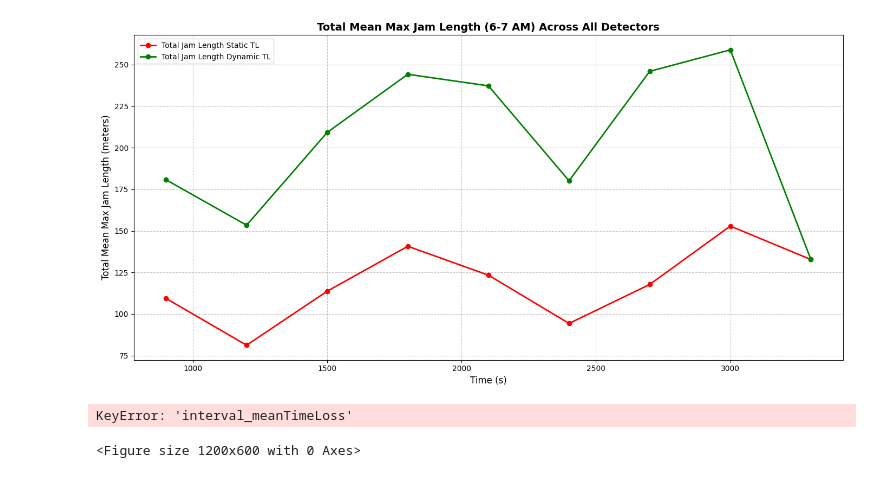
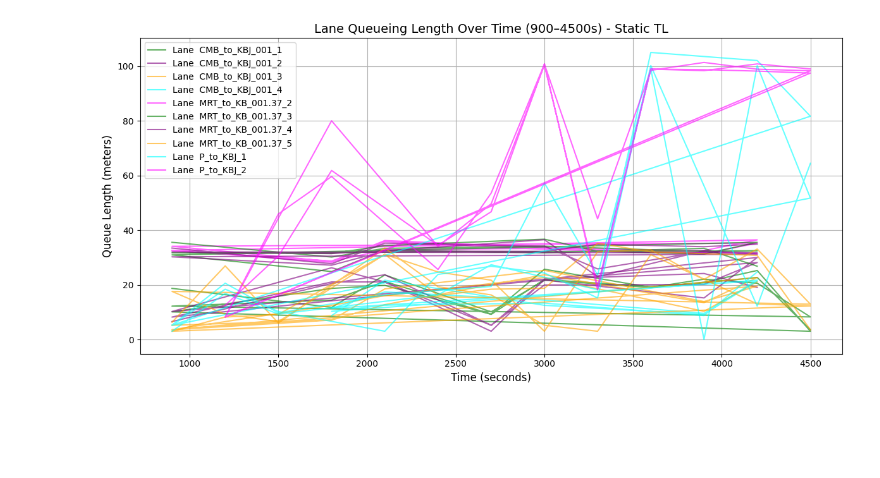
Before and after one commit to lochsoft/RL_Traffic_lights_Katubedda, a Jupyter notebook: 02_visualization.ipynb, the cells around one changed output. Cells and saved outputs as stored; diff of their text form; code cells hidden in the pictures; blank space fills up the shorter version.

```diff
--- a/02_visualization.ipynb
+++ b/02_visualization.ipynb
@@ -4,9 +5,12 @@ import matplotlib.pyplot as plt
 # %%
 # Load the CSV data for static TL
-df_static = pd.read_csv("additionals/static_vehicle_data/processed_static_vehicle_data_results/all_static_vehicle_data.csv")
+df_static = pd.read_csv("outputs/static_vehicle_data/processed_static_vehicle_data.csv")
+df_dynamic = pd.read_csv("outputs/dynamic_vehicle_data/dynamic_vehicle_data.csv")
 
 # Remove trailing spaces in column names
 df_static.columns = df_static.columns.str.strip()
+df_dynamic.columns = df_dynamic.columns.str.strip()
 
 # Filter for 6-7 AM (900-4500s)
-df_peak_static = df_static[(df_static['interval_begin'] >= 900) & (df_static['interval_end'] <= 3600)]
+df_static = df_static[(df_static['data_timestep'] >= 900) & (df_static['data_timestep'] <= 4500)]
+df_dynamic = df_dynamic[(df_dynamic['data_timestep'] >= 900) & (df_dynamic['data_timestep'] <= 4500)]
@@ -121,37 +17,6 @@ plt.tight_layout()
-# %%
-# static TL
-plt.figure(figsize=(14, 7))
-
-plt.plot(df_grouped_sum_static['interval_begin'], df_grouped_sum_static['interval_meanMaxJamLengthInMeters'],
-         marker='o', linestyle='-', color='red', linewidth=2, label="Total Jam Length Static TL")
-
-plt.plot(df_grouped_sum_static['interval_begin'], df_grouped_sum_dynamic['interval_meanMaxJamLengthInMeters'],
-         marker='o', linestyle='-', color='green', linewidth=2, label="Total Jam Length Dynamic TL")
-
-plt.xlabel("Time (s)", fontsize=12)
-plt.ylabel("Total Mean Max Jam Length (meters)", fontsize=12)
-plt.title("Total Mean Max Jam Length (6-7 AM) Across All Detectors", fontsize=14, fontweight='bold')
-plt.legend(loc='best') # 'best' will try to find the optimal location for the legend
-plt.grid(True, linestyle='--', alpha=0.7)
-plt.tight_layout()
-# %% [output]
-[figure, removed]
-# %%
-# Plot Mean Time Loss (6-7 AM) by Detectors Static TL
-plt.figure(figsize=(12, 6))
-for detector in df_grouped_static['interval_id'].unique():
-    subset = df_grouped_static[df_grouped_static['interval_id'] == detector]
-    plt.plot(subset['interval_begin'], subset['interval_meanTimeLoss'], marker='o', label=f"{detector} Time Loss")
-    ##plt.plot(subset['interval_begin'], subset[' interval_meanOccupancy'], marker='s', label=f"{detector} Occupancy")
-
-plt.xlabel("Time (s)")
-plt.ylabel("Value")
-plt.title("Mean Time Loss (6-7 AM) by Detectors Static TL")
-plt.legend(bbox_to_anchor=(1.05, 1), loc='upper left')
-plt.grid(True)
-plt.xticks(df_grouped_static['interval_begin'].unique())
-plt.tight_layout()
-plt.show()
-# %% [output]
-KeyError: 'interval_meanTimeLoss'
-<Figure size 1200x600 with 0 Axes>
+# %%
+df_static['lane_queueing_length_experimental'] = pd.to_numeric(df_static['lane_queueing_length_experimental'], errors='coerce')
+df_static = df_static.dropna(subset=['lane_queueing_length_experimental'])
+
+df_dynamic['lane_queueing_length_experimental'] = pd.to_numeric(df_dynamic['lane_queueing_length_experimental'], errors='coerce')
+df_dynamic = df_dynamic.dropna(subset=['lane_queueing_length_experimental'])
@@ -157,0 +30,27 @@ KeyError: 'interval_meanTimeLoss'
+# %%
+top_lanes = [" CMB_to_KBJ_001_1", " CMB_to_KBJ_001_2", " CMB_to_KBJ_001_3", " CMB_to_KBJ_001_4",
+             " MRT_to_KB_001.37_2", " MRT_to_KB_001.37_3", " MRT_to_KB_001.37_4", " MRT_to_KB_001.37_5",
+             " P_to_KBJ_1", " P_to_KBJ_2"]
+# %%
+# Create plot
+plt.figure(figsize=(12, 6))
+
+# Plot top lanes
+colors = ['green', 'purple', 'orange', 'cyan', 'magenta']
+for i, lane in enumerate(top_lanes):
+    lane_data = df_static[df_static['lane_id'] == lane][['data_timestep', 'lane_queueing_length_experimental']]
+    plt.plot(lane_data['data_timestep'], lane_data['lane_queueing_length_experimental'],
+             label=f'Lane {lane}', color=colors[i % len(colors)], alpha=0.6)
+
+# Customize plot
+plt.title('Lane Queueing Length Over Time (900–4500s) - Static TL', fontsize=14)
+plt.xlabel('Time (seconds)', fontsize=12)
+plt.ylabel('Queue Length (meters)', fontsize=12)
+plt.legend(fontsize=10)
+plt.grid(True)
+plt.tight_layout()
+
+# Show plot
+plt.show()
+# %% [output]
+[figure, added]
```
Also changed, not shown: parts of 17 cells of this notebook, 39 other files.
